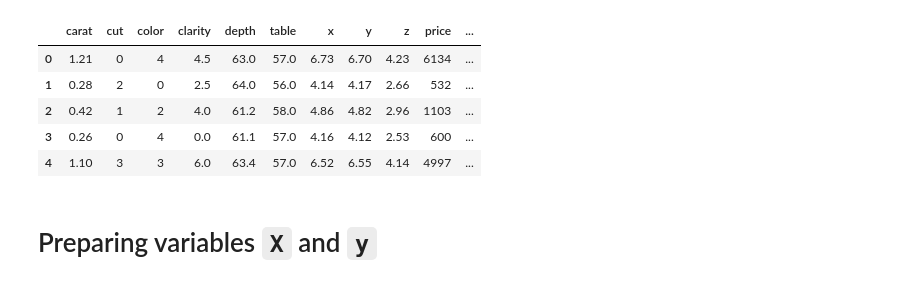
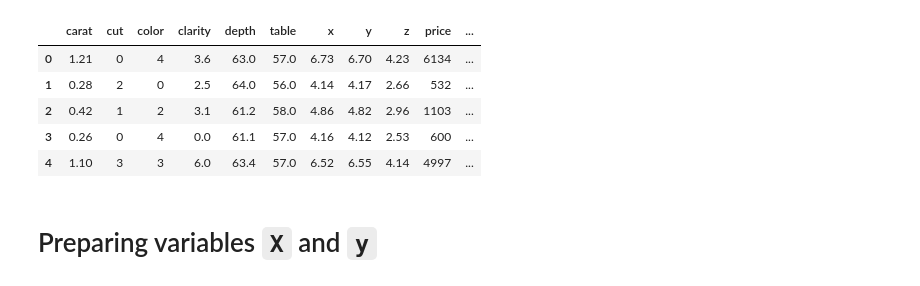
Before and after one commit to rihp/diamond-price-supervised-ML, a Jupyter notebook: notebooks/02_machine_learning_models_tuning.ipynb, the cells around one changed output. Saved outputs shown, nothing was run; the diff lists cells and outputs as text; code cells hidden in the pictures.

```diff
--- a/notebooks/02_machine_learning_models_tuning.ipynb
+++ b/notebooks/02_machine_learning_models_tuning.ipynb
@@ -32,11 +37,11 @@ from sklearn.metrics import mean_squared_error
 # %%
-data = pd.read_csv('../OUTPUT/numerical_features_qualify_depth.csv')
+data = pd.read_csv('../OUTPUT/numfeats_qd.csv')
 data.head()
 # %% [output]
 |  | carat | cut | color | clarity | depth | table | x | y | z | price | ... |
-| 0 | 1.21 | 0 | 4 | 4.5 | 63.0 | 57.0 | 6.73 | 6.70 | 4.23 | 6134 | ... |
+| 0 | 1.21 | 0 | 4 | 3.6 | 63.0 | 57.0 | 6.73 | 6.70 | 4.23 | 6134 | ... |
 | 1 | 0.28 | 2 | 0 | 2.5 | 64.0 | 56.0 | 4.14 | 4.17 | 2.66 | 532 | ... |
-| 2 | 0.42 | 1 | 2 | 4.0 | 61.2 | 58.0 | 4.86 | 4.82 | 2.96 | 1103 | ... |
+| 2 | 0.42 | 1 | 2 | 3.1 | 61.2 | 58.0 | 4.86 | 4.82 | 2.96 | 1103 | ... |
 | 3 | 0.26 | 0 | 4 | 0.0 | 61.1 | 57.0 | 4.16 | 4.12 | 2.53 | 600 | ... |
 | 4 | 1.10 | 3 | 3 | 6.0 | 63.4 | 57.0 | 6.52 | 6.55 | 4.14 | 4997 | ... |
 # %% [markdown]
```
Also changed, not shown: parts of 48 cells of this notebook, 1 other file.
